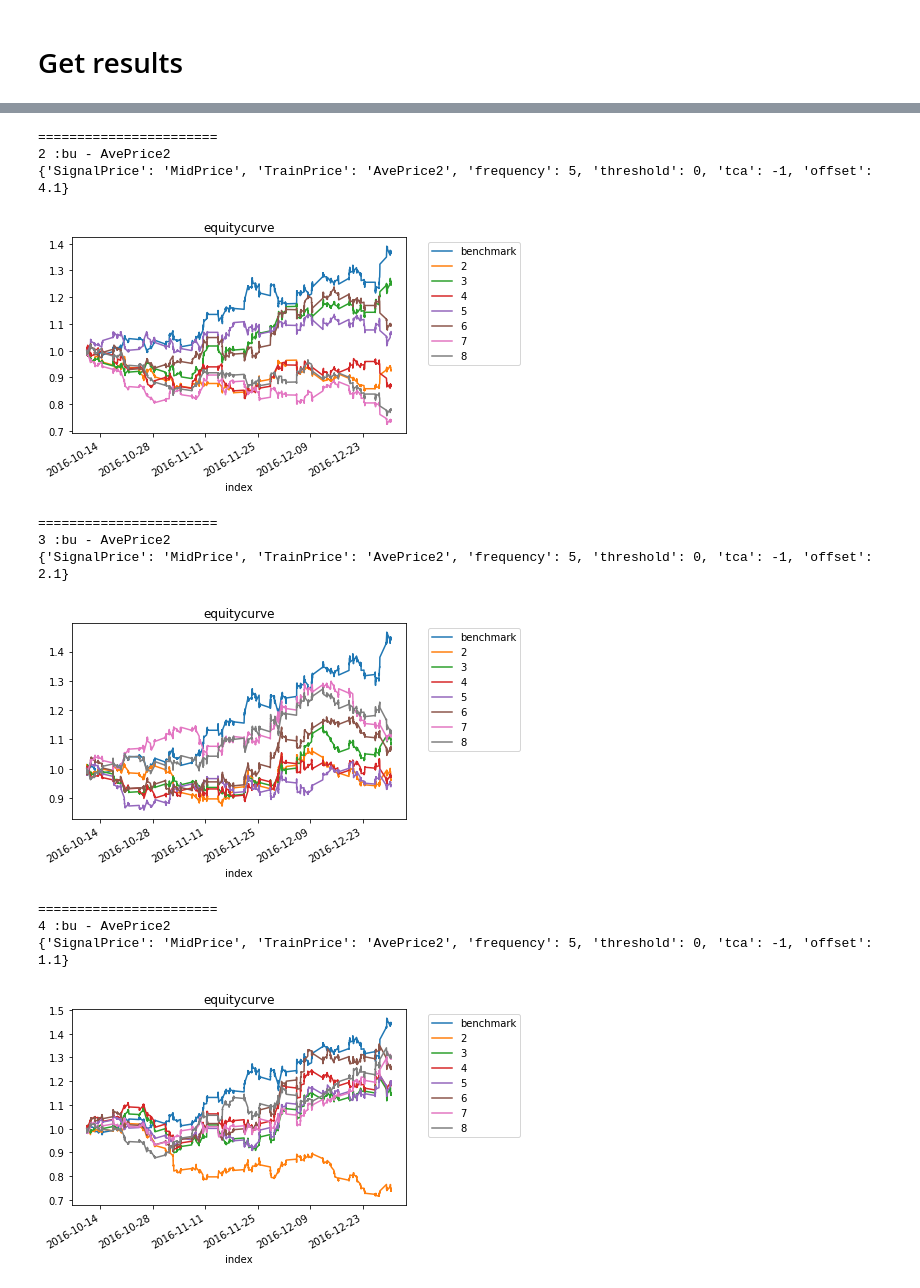
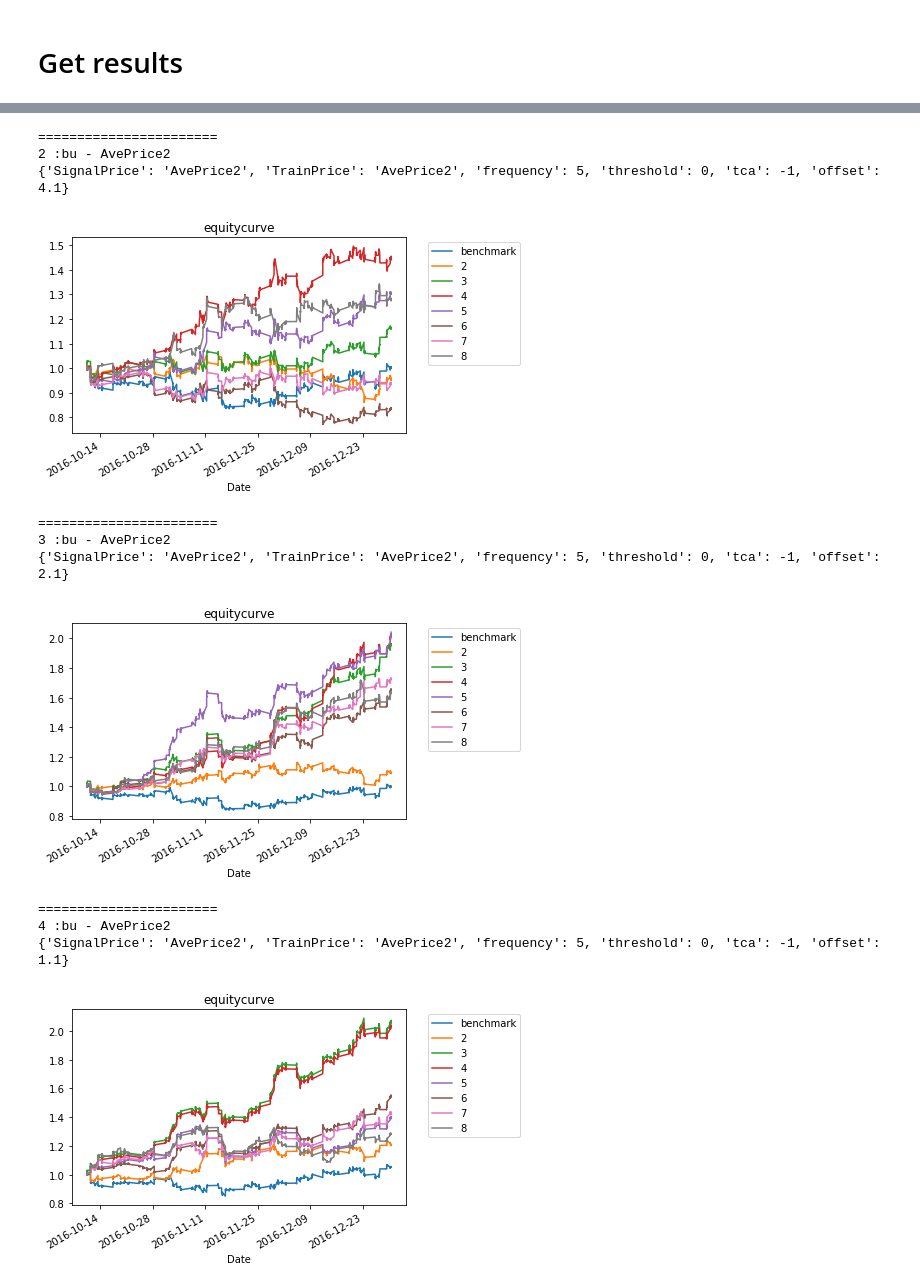
Before and after one commit to dechang227/QishiQR, a Jupyter notebook: BacktestEngine/Demo/Demo.ipynb, the cells around one changed output, grey strips where cells are left out. Drawn from its saved outputs; the diff is of its cells as text; code cells hidden in the pictures.

Commit message:
Bu: parameter sweep

```diff
--- a/BacktestEngine/Demo/Demo.ipynb
+++ b/BacktestEngine/Demo/Demo.ipynb
@@ -19,19 +19,28 @@ import matplotlib.pyplot as plt
 import Backtesting
 files = glob("./Results/*.pkl")
 
+
+
+Tester_Results = []
+
 for idx, file in enumerate(files):
     with  open(file,"rb") as f:
-        result = pickle.load(f)
+        Tester_Results.append(pickle.load(f))
 
     print("\n=======================")
-    params = result["globalPara"]
+    params = Tester_Results[-1]["globalPara"]
     print(idx,":{syb} - {px_type}".format(syb=params.symbol, px_type=params.price))
-    print(result["localPara"])
+    print(Tester_Results[-1]["localPara"])
     fig, ax = plt.subplots()
-    result["model"].ensemble.ensembles[0].result.benchmark.plot(ax=ax)
-    result["model"].plot(ax=ax)
+    Tester_Results[-1]["model"].ensemble.ensembles[0].result.benchmark.plot(ax=ax)
+    Tester_Results[-1]["model"].plot(ax=ax)
     plt.legend(bbox_to_anchor=(1.05, 1), loc=2)
+    plt.xlabel("Date")
     plt.show()
+
+
+def Offset_Average(Tester_Results):
+    pass
 # %% [output]
 =======================
 0 :bu - AvePrice2
@@ -44,12 +53,12 @@ for idx, file in enumerate(files):
 =======================
 2 :bu - AvePrice2
-{'SignalPrice': 'MidPrice', 'TrainPrice': 'AvePrice2', 'frequency': 5, 'threshold': 0, 'tca': -1, 'offset': 4.1}
+{'SignalPrice': 'AvePrice2', 'TrainPrice': 'AvePrice2', 'frequency': 5, 'threshold': 0, 'tca': -1, 'offset': 4.1}
-[figure, old version]
+[figure, new version]
 =======================
 3 :bu - AvePrice2
-{'SignalPrice': 'MidPrice', 'TrainPrice': 'AvePrice2', 'frequency': 5, 'threshold': 0, 'tca': -1, 'offset': 2.1}
+{'SignalPrice': 'AvePrice2', 'TrainPrice': 'AvePrice2', 'frequency': 5, 'threshold': 0, 'tca': -1, 'offset': 2.1}
-[figure, old version]
+[figure, new version]
 =======================
 4 :bu - AvePrice2
-{'SignalPrice': 'MidPrice', 'TrainPrice': 'AvePrice2', 'frequency': 5, 'threshold': 0, 'tca': -1, 'offset': 1.1}
+{'SignalPrice': 'AvePrice2', 'TrainPrice': 'AvePrice2', 'frequency': 5, 'threshold': 0, 'tca': -1, 'offset': 1.1}
-[figure, old version]
+[figure, new version]
```
Also changed, not shown: parts of 5 cells of this notebook, 25 other files.
